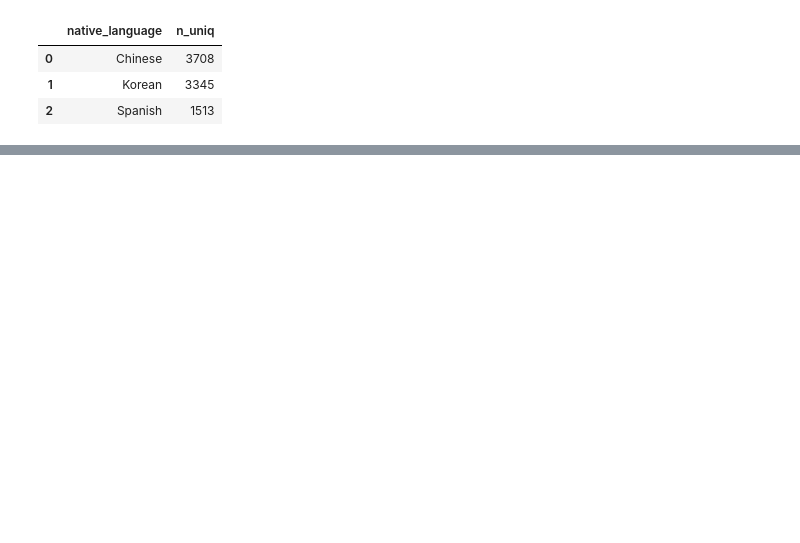
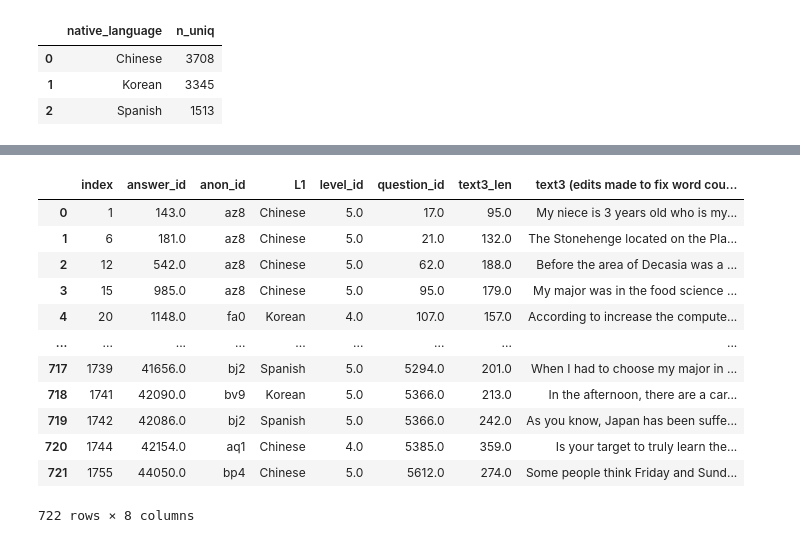
Before and after one commit to mencer456/LRDC-Research, a Jupyter notebook: SlideStats.ipynb, the cells around one changed output, grey strips where cells are left out. Saved outputs shown, nothing was run; the diff lists cells and outputs as text; code cells hidden in the pictures; blank space fills up the shorter version.

```diff
--- a/SlideStats.ipynb
+++ b/SlideStats.ipynb
@@ -98,0 +302,14 @@ unique_q
+# %%
+# for loop that checks if lvl_nums has all three levels in it (3,4, and 5)
+# if there are three values in lvl_nums, the anon_id is appended to the all_three list
+ind=0
+all_three_loose=[]
+append=''
+for i in ind_loose.anon_id:
+    if ind_loose.iat[ind, 1]==3:
+        append=ind_loose.at[ind,'anon_id']
+        all_three_loose.append(append)
+    ind=ind+1
+
+all_three_loose.sort()
+len(all_three_loose)
@@ -98,0 +408,24 @@ unique_q
+# %%
+loose45=loose
+index=0
+for i in loose45.anon_id:
+    if i not in in45_loose:
+        loose45=loose45.drop(index)
+    index+=1
+
+loose45=loose45.reset_index()
+loose45
+# %% [output]
+|  | index | answer_id | anon_id | L1 | level_id | question_id | text3_len | text3 (edits made to fix word cou... |
+| 0 | 1 | 143.0 | az8 | Chinese | 5.0 | 17.0 | 95.0 | My niece is 3 years old who is my... |
+| 1 | 6 | 181.0 | az8 | Chinese | 5.0 | 21.0 | 132.0 | The Stonehenge located on the Pla... |
+| 2 | 12 | 542.0 | az8 | Chinese | 5.0 | 62.0 | 188.0 | Before the area of Decasia was a ... |
+| 3 | 15 | 985.0 | az8 | Chinese | 5.0 | 95.0 | 179.0 | My major was in the food science ... |
+| 4 | 20 | 1148.0 | fa0 | Korean | 4.0 | 107.0 | 157.0 | According to increase the compute... |
+| ... | ... | ... | ... | ... | ... | ... | ... | ... |
+| 717 | 1739 | 41656.0 | bj2 | Spanish | 5.0 | 5294.0 | 201.0 | When I had to choose my major in ... |
+| 718 | 1741 | 42090.0 | bv9 | Korean | 5.0 | 5366.0 | 213.0 | In the afternoon, there are a car... |
+| 719 | 1742 | 42086.0 | bj2 | Spanish | 5.0 | 5366.0 | 242.0 | As you know, Japan has been suffe... |
+| 720 | 1744 | 42154.0 | aq1 | Chinese | 4.0 | 5385.0 | 359.0 | Is your target to truly learn the... |
+| 721 | 1755 | 44050.0 | bp4 | Chinese | 5.0 | 5612.0 | 274.0 | Some people think Friday and Sund... |
+722 rows × 8 columns
```
Also changed, not shown: parts of 30 cells of this notebook.
